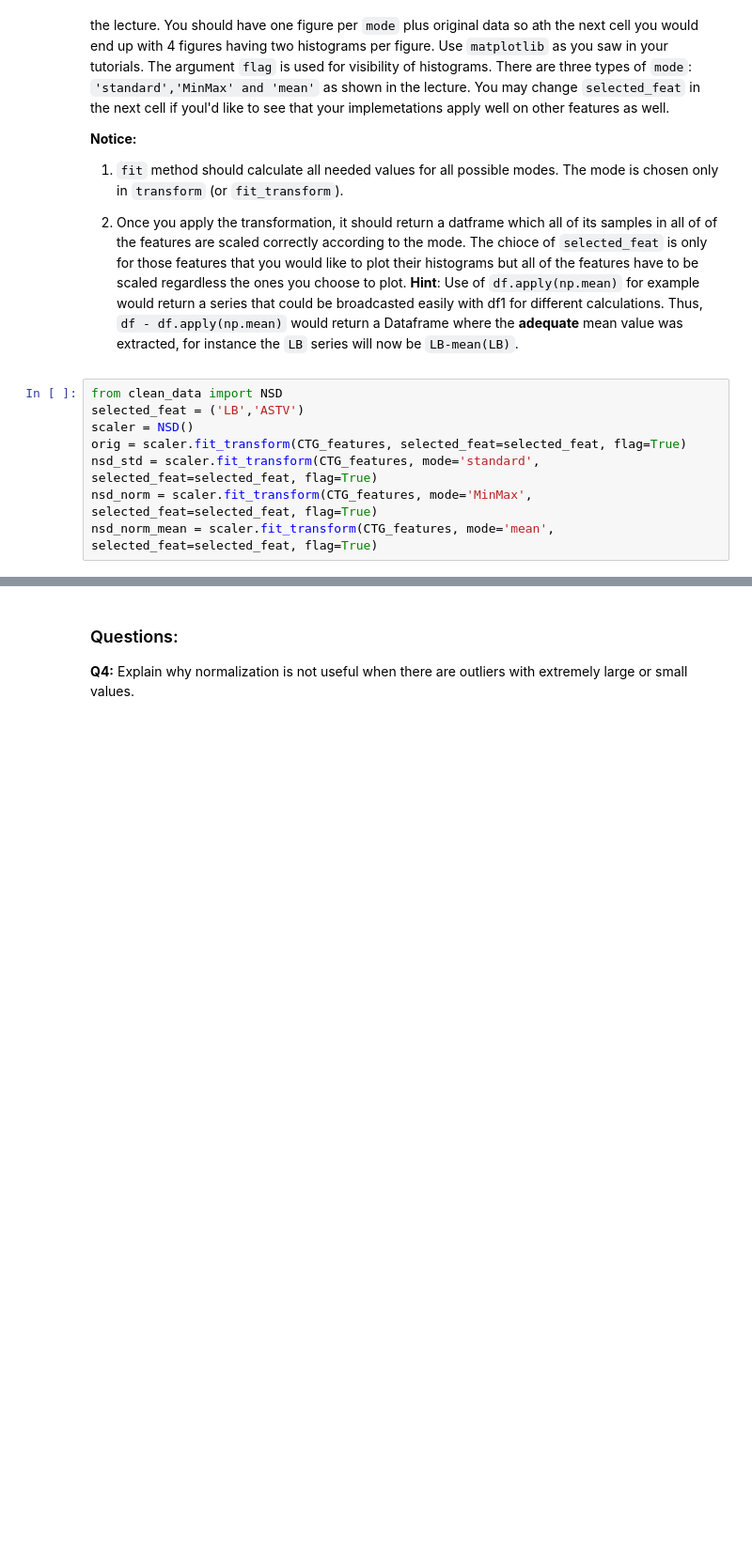
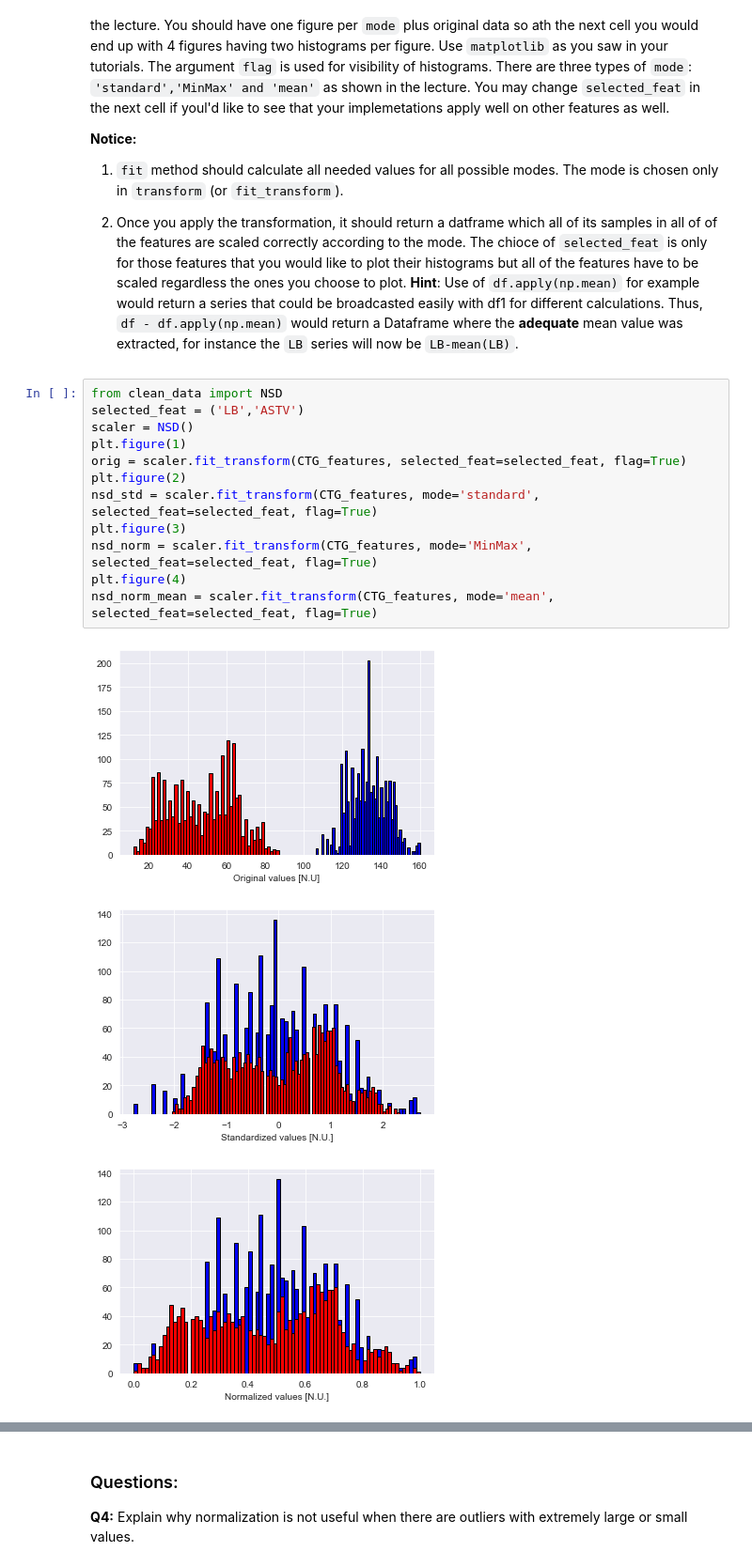
Before and after one commit to FalconSupernova/hw1-hw1_206520207_941190720-1, a Jupyter notebook: HW1.ipynb, the cells around one changed output, grey strips where cells are left out. Shown at 94% size. Drawn from its saved outputs; the diff is of its cells as text; blank space fills up the shorter version.

```diff
--- a/HW1.ipynb
+++ b/HW1.ipynb
@@ -209,8 +261,16 @@ Implement the methods of the class `NSD`. The `transform` method function will r
 # %%
 from clean_data import NSD
 selected_feat = ('LB','ASTV')
 scaler = NSD()
+plt.figure(1)
 orig = scaler.fit_transform(CTG_features, selected_feat=selected_feat, flag=True)
+plt.figure(2)
 nsd_std = scaler.fit_transform(CTG_features, mode='standard', selected_feat=selected_feat, flag=True)
+plt.figure(3)
 nsd_norm = scaler.fit_transform(CTG_features, mode='MinMax', selected_feat=selected_feat, flag=True)
+plt.figure(4)
 nsd_norm_mean = scaler.fit_transform(CTG_features, mode='mean', selected_feat=selected_feat, flag=True)
+# %% [output]
+[figure, added]
+[figure, added]
+[figure, added]
```
Also changed, not shown: parts of 49 cells of this notebook, 3 other files.
